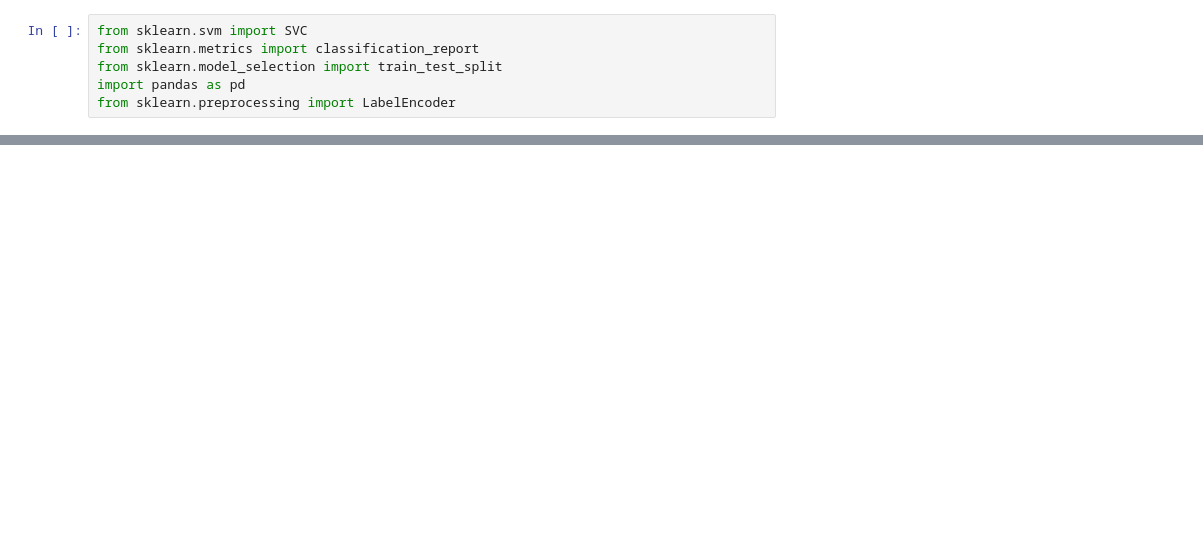
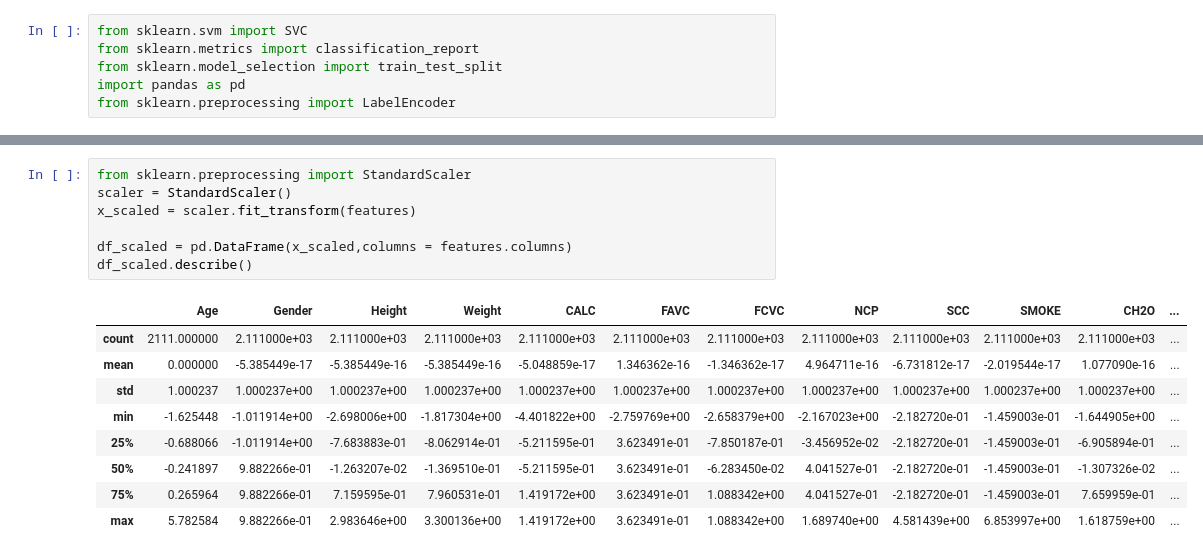
Before and after one commit to wojbog/obesity_levels_classification, a Jupyter notebook: classification.ipynb, the cells around one changed output, grey strips where cells are left out. Drawn from its saved outputs; the diff is of its cells as text; blank space fills up the shorter version.

```diff
--- a/classification.ipynb
+++ b/classification.ipynb
@@ -66,0 +131,17 @@ weighted avg       0.57      0.56      0.56       422
+# %%
+from sklearn.preprocessing import StandardScaler
+scaler = StandardScaler()
+x_scaled = scaler.fit_transform(features)
+
+df_scaled = pd.DataFrame(x_scaled,columns = features.columns)
+df_scaled.describe()
+# %% [output]
+|  | Age | Gender | Height | Weight | CALC | FAVC | FCVC | NCP | SCC | SMOKE | CH2O | ... |
+| count | 2111.000000 | 2.111000e+03 | 2.111000e+03 | 2.111000e+03 | 2.111000e+03 | 2.111000e+03 | 2.111000e+03 | 2.111000e+03 | 2.111000e+03 | 2.111000e+03 | 2.111000e+03 | ... |
+| mean | 0.000000 | -5.385449e-17 | -5.385449e-16 | -5.385449e-16 | -5.048859e-17 | 1.346362e-16 | -1.346362e-17 | 4.964711e-16 | -6.731812e-17 | -2.019544e-17 | 1.077090e-16 | ... |
+| std | 1.000237 | 1.000237e+00 | 1.000237e+00 | 1.000237e+00 | 1.000237e+00 | 1.000237e+00 | 1.000237e+00 | 1.000237e+00 | 1.000237e+00 | 1.000237e+00 | 1.000237e+00 | ... |
+| min | -1.625448 | -1.011914e+00 | -2.698006e+00 | -1.817304e+00 | -4.401822e+00 | -2.759769e+00 | -2.658379e+00 | -2.167023e+00 | -2.182720e-01 | -1.459003e-01 | -1.644905e+00 | ... |
+| 25% | -0.688066 | -1.011914e+00 | -7.683883e-01 | -8.062914e-01 | -5.211595e-01 | 3.623491e-01 | -7.850187e-01 | -3.456952e-02 | -2.182720e-01 | -1.459003e-01 | -6.905894e-01 | ... |
+| 50% | -0.241897 | 9.882266e-01 | -1.263207e-02 | -1.369510e-01 | -5.211595e-01 | 3.623491e-01 | -6.283450e-02 | 4.041527e-01 | -2.182720e-01 | -1.459003e-01 | -1.307326e-02 | ... |
+| 75% | 0.265964 | 9.882266e-01 | 7.159595e-01 | 7.960531e-01 | 1.419172e+00 | 3.623491e-01 | 1.088342e+00 | 4.041527e-01 | -2.182720e-01 | -1.459003e-01 | 7.659959e-01 | ... |
+| max | 5.782584 | 9.882266e-01 | 2.983646e+00 | 3.300136e+00 | 1.419172e+00 | 3.623491e-01 | 1.088342e+00 | 1.689740e+00 | 4.581439e+00 | 6.853997e+00 | 1.618759e+00 | ... |
```
Also changed, not shown: parts of 9 cells of this notebook.
